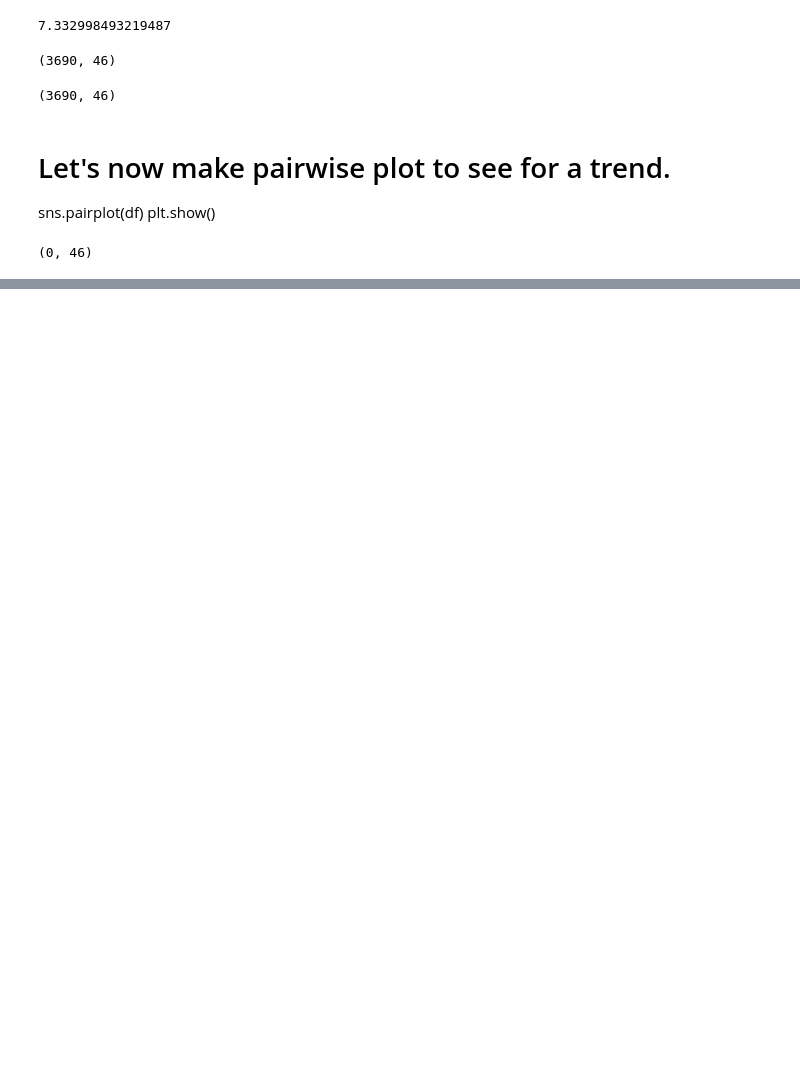
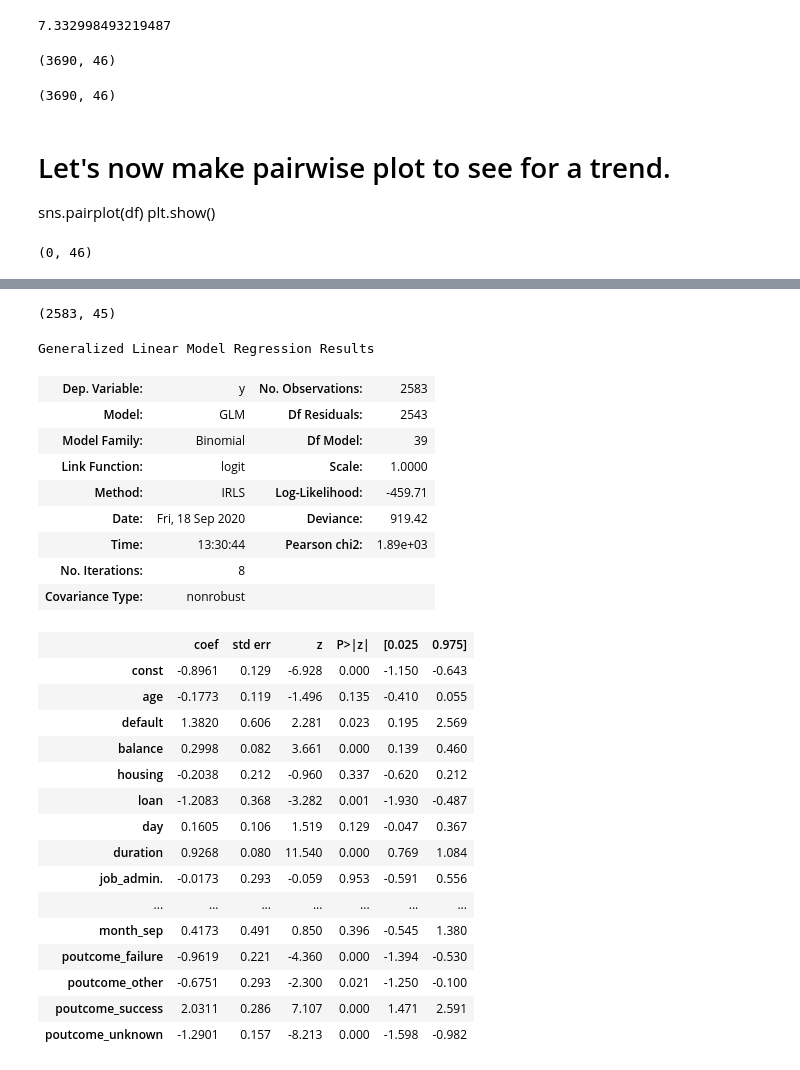
Before and after one commit to shivachandrakante/upGrad_BankMarketing, a Jupyter notebook: Bank_Marketing.ipynb, the cells around one changed output, grey strips where cells are left out. Saved outputs shown, nothing was run; the diff lists cells and outputs as text; code cells hidden in the pictures; blank space fills up the shorter version.

```diff
--- a/Bank_Marketing.ipynb
+++ b/Bank_Marketing.ipynb
@@ -321,5 +321,5 @@ df_train.describe()
 from sklearn.preprocessing import StandardScaler
 scaler = StandardScaler()
 # Apply scaler() to all the columns except the 'Binary variables' and 'dummy' variables
-num_vars =['symboling','carheight', 'curbweight', 'boreratio', 'stroke', 'compressionratio', 'horsepower', 'peakrpm', 'citympg', 'price']
+num_vars =['age','balance', 'day', 'duration']
 df_train[num_vars] = scaler.fit_transform(df_train[num_vars])
@@ -332,3 +340,5 @@ x_train=df_train.drop(['y'],axis=1)
 y_train=df_train['y']
 # %%
 x_train.shape
+# %% [output]
+(2583, 45)
@@ -334,0 +347,31 @@ x_train.shape
+# %%
+# Logistic regression model
+logm1 = sm.GLM(y_train,(sm.add_constant(x_train)), family = sm.families.Binomial())
+logm1.fit().summary()
+# %% [output]
+Generalized Linear Model Regression Results
+| Dep. Variable: | y | No. Observations: | 2583 |
+| Model: | GLM | Df Residuals: | 2543 |
+| Model Family: | Binomial | Df Model: | 39 |
+| Link Function: | logit | Scale: | 1.0000 |
+| Method: | IRLS | Log-Likelihood: | -459.71 |
+| Date: | Fri, 18 Sep 2020 | Deviance: | 919.42 |
+| Time: | 13:30:44 | Pearson chi2: | 1.89e+03 |
+| No. Iterations: | 8 |  |  |
+| Covariance Type: | nonrobust |  |  |
+|  | coef | std err | z | P>|z| | [0.025 | 0.975] |
+| const | -0.8961 | 0.129 | -6.928 | 0.000 | -1.150 | -0.643 |
+| age | -0.1773 | 0.119 | -1.496 | 0.135 | -0.410 | 0.055 |
+| default | 1.3820 | 0.606 | 2.281 | 0.023 | 0.195 | 2.569 |
+| balance | 0.2998 | 0.082 | 3.661 | 0.000 | 0.139 | 0.460 |
+| housing | -0.2038 | 0.212 | -0.960 | 0.337 | -0.620 | 0.212 |
+| loan | -1.2083 | 0.368 | -3.282 | 0.001 | -1.930 | -0.487 |
+| day | 0.1605 | 0.106 | 1.519 | 0.129 | -0.047 | 0.367 |
+| duration | 0.9268 | 0.080 | 11.540 | 0.000 | 0.769 | 1.084 |
+| job_admin. | -0.0173 | 0.293 | -0.059 | 0.953 | -0.591 | 0.556 |
+| ... | ... | ... | ... | ... | ... | ... |
+| month_sep | 0.4173 | 0.491 | 0.850 | 0.396 | -0.545 | 1.380 |
+| poutcome_failure | -0.9619 | 0.221 | -4.360 | 0.000 | -1.394 | -0.530 |
+| poutcome_other | -0.6751 | 0.293 | -2.300 | 0.021 | -1.250 | -0.100 |
+| poutcome_success | 2.0311 | 0.286 | 7.107 | 0.000 | 1.471 | 2.591 |
+| poutcome_unknown | -1.2901 | 0.157 | -8.213 | 0.000 | -1.598 | -0.982 |
```
Also changed, not shown: parts of 16 cells of this notebook.
